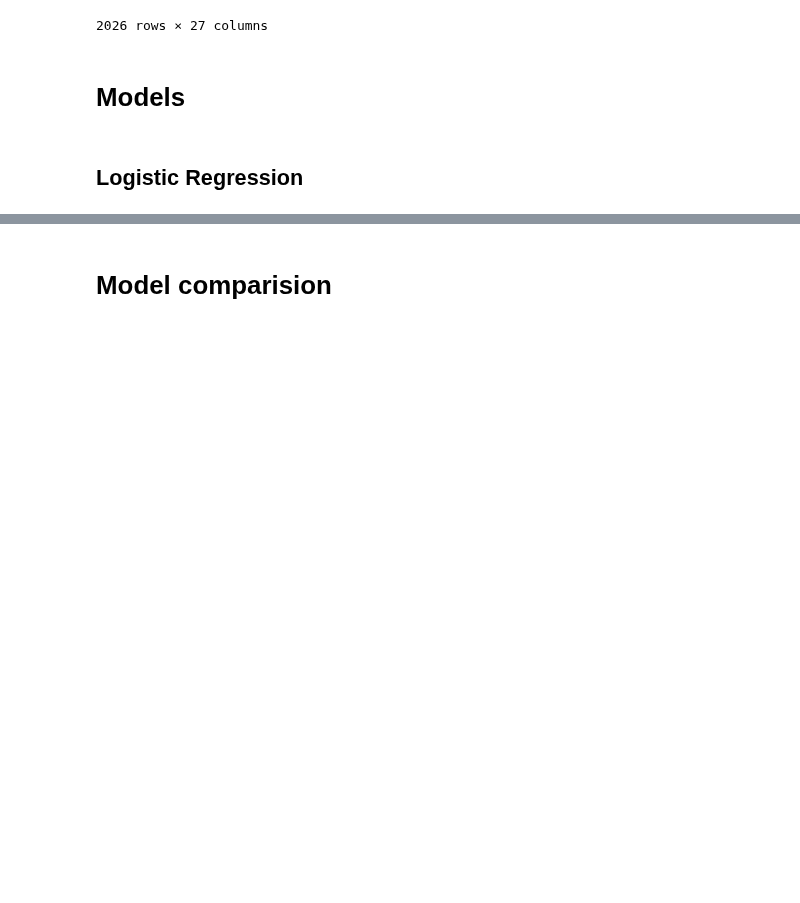
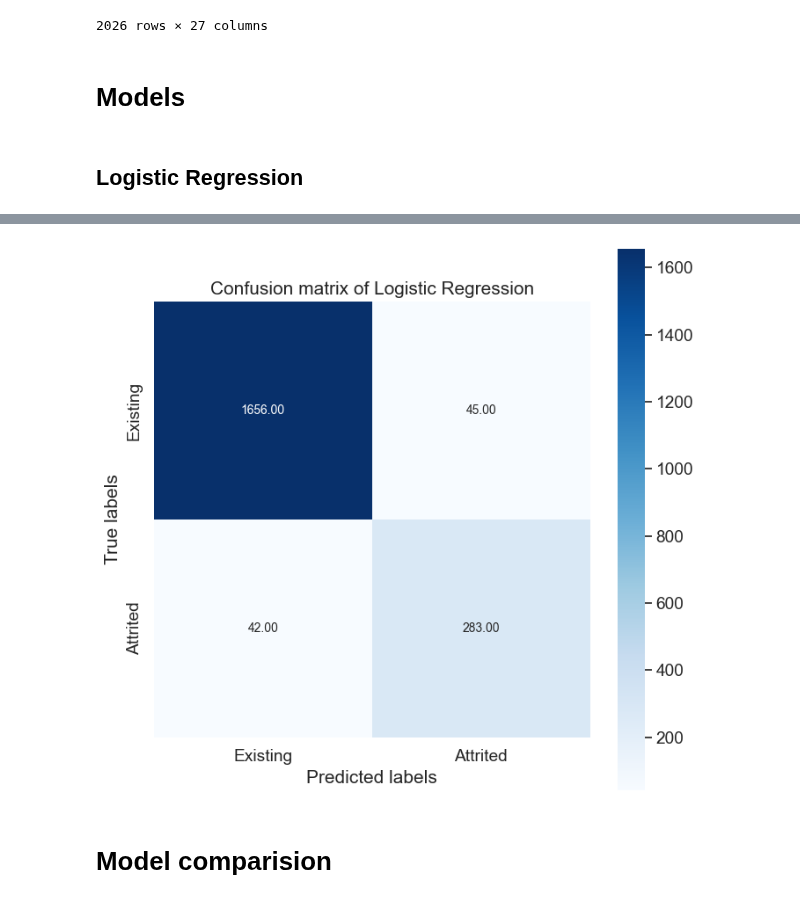
Before and after one commit to kasiadybcio/Credit_card, a Jupyter notebook: notebooks/4.summary.ipynb, the cells around one changed output, grey strips where cells are left out. Saved outputs shown, nothing was run; the diff lists cells and outputs as text; code cells hidden in the pictures; blank space fills up the shorter version.

```diff
--- a/notebooks/4.summary.ipynb
+++ b/notebooks/4.summary.ipynb
@@ -93,0 +219,3 @@ sca_data_test
+# %%
+pred['RF_pred'] = pd.DataFrame(rf.predict(data_test[FE_columns]))
+pred['RF_proba'] = pd.DataFrame(rf.predict_proba(data_test[FE_columns])[:,1])
@@ -94,2 +227,14 @@ sca_data_test
+# %%
+sns.set(font_scale=1.25)
+plt.figure(figsize=(8, 8))
+g = sns.heatmap(confusion_matrix(pred["true"], pred['RF_pred']),annot=True, square=True, fmt=".2f", annot_kws={"size": 10},cmap = 'Blues')
+plt.title("Confusion matrix of Logistic Regression")
+g.set_xlabel('Predicted labels')
+g.set_ylabel('True labels');
+g.xaxis.set_ticklabels(['Existing', 'Attrited'])
+g.yaxis.set_ticklabels(['Existing', 'Attrited'])
+plt.show()
+# %% [output]
+[figure, added]
 # %% [markdown]
 # Model comparision
```
Also changed, not shown: parts of 26 cells of this notebook, 2 other files.
